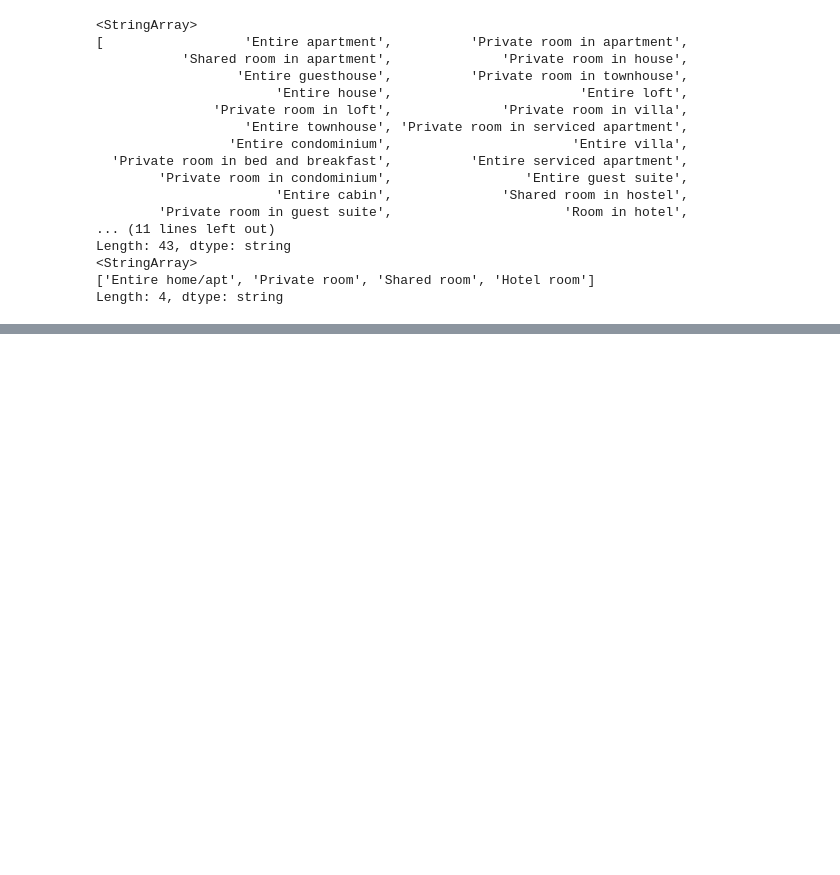
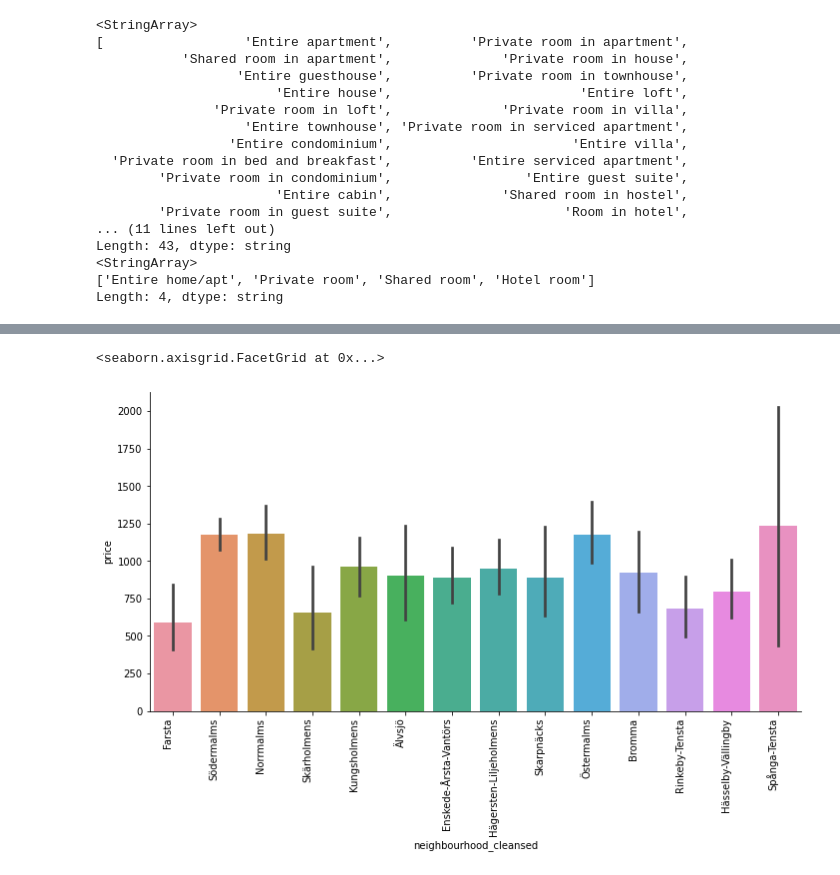
Before and after one commit to villeh987/jupyter_airbnb, a Jupyter notebook: JODA.ipynb, the cells around one changed output, grey strips where cells are left out. Drawn from its saved outputs; the diff is of its cells as text; code cells hidden in the pictures; blank space fills up the shorter version.

```diff
--- a/JODA.ipynb
+++ b/JODA.ipynb
@@ -424,0 +431,8 @@ Minimumn price: 99.0 maximum price: 90000.0
+# %%
+# Investigate location affect on price
+import seaborn as sns
+location_price=sns.catplot(x='neighbourhood_cleansed', y='price', kind ='bar', data= df1, aspect=2)
+location_price.set_xticklabels(rotation=90, horizontalalignment='right')
+# %% [output]
+<seaborn.axisgrid.FacetGrid at 0x...>
+[figure, added]
```
Also changed, not shown: parts of 18 cells of this notebook.
